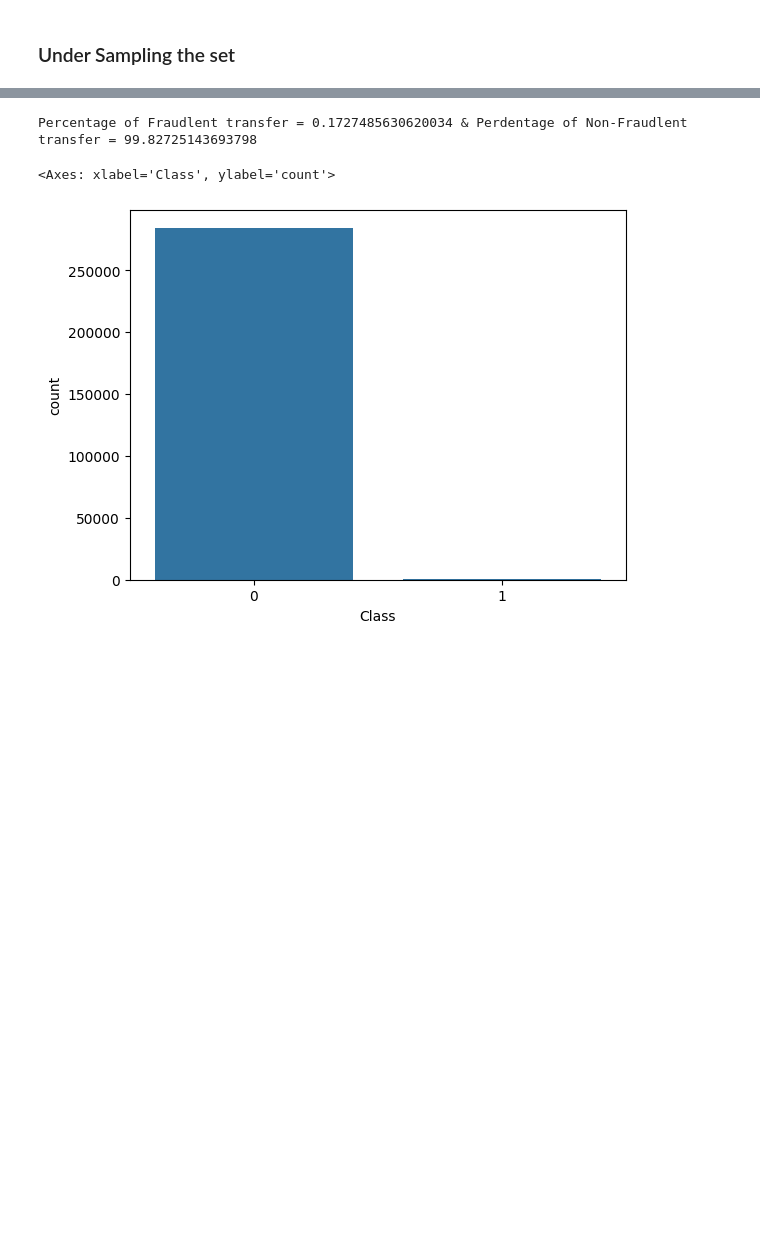
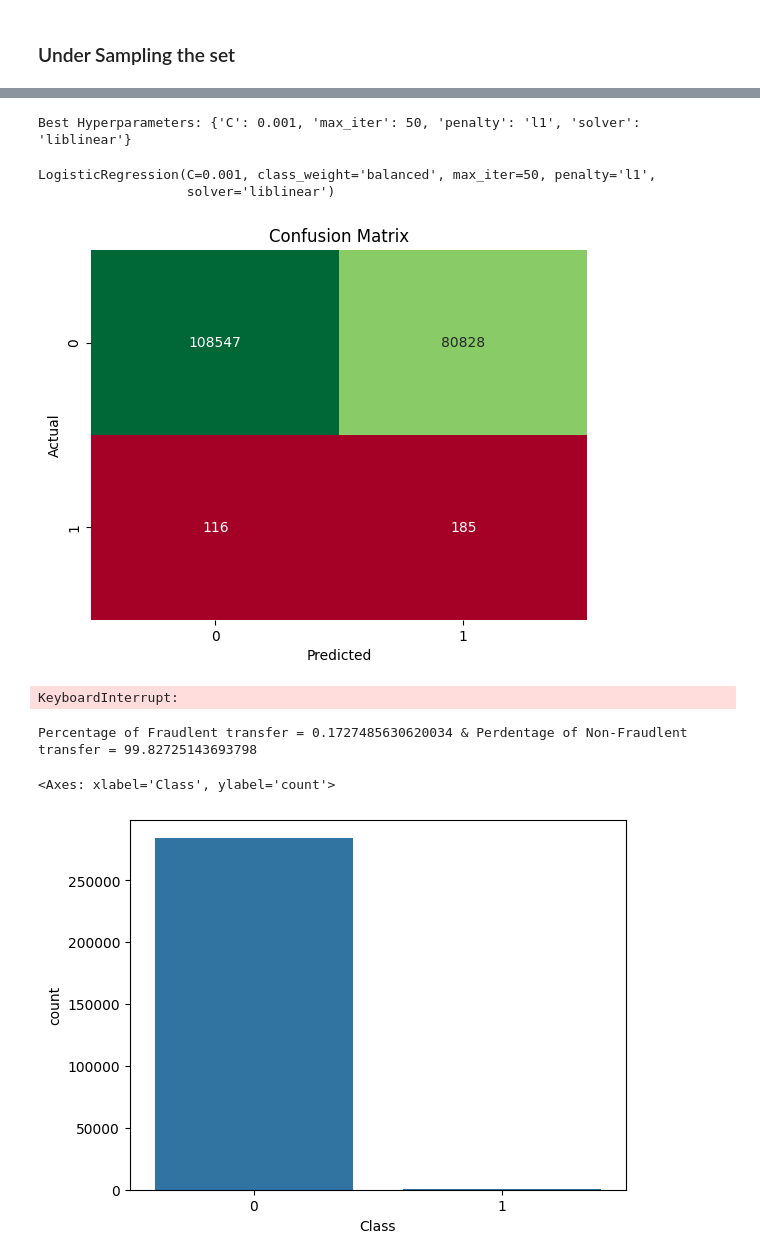
Before and after one commit to JOCRZ/TechnoHacks_Internship, a Jupyter notebook: Project1/Project1.ipynb, the cells around one changed output, grey strips where cells are left out. Saved outputs shown, nothing was run; the diff lists cells and outputs as text; code cells hidden in the pictures; blank space fills up the shorter version.

```diff
--- a/Project1/Project1.ipynb
+++ b/Project1/Project1.ipynb
@@ -209,6 +209,11 @@ plt.title("Illegal Transaction by Amount")
 plt.show()
 # %% [output]
 [figure]
+# %%
+columns_to_encode = ['Time_of_Day']
+encoded_columns = pd.get_dummies(df, columns=columns_to_encode)
+encoded = pd.concat([df, encoded_columns], axis=1)
+df = df.drop(columns=['Time_of_Day'], axis=1)
 # %%
 from sklearn.model_selection import train_test_split
 # %%
@@ -251,3 +299,64 @@ Name: count, dtype: int64
+# %%
+from sklearn.model_selection import GridSearchCV
+
+lr = LogisticRegression()
+
+param_grid = {
+    'penalty': ['l1', 'l2'],
+    'C': [0.001, 0.01, 0.1, 1, 10, 100],
+    'solver': ['liblinear', 'saga'],
+    'max_iter': [50, 100, 200, 500, 1000]
+}
+
+grid_search = GridSearchCV(lr, param_grid, cv=5, scoring='accuracy', n_jobs=-1)
+grid_search.fit(X_train,y_train)
+best_params = grid_search.best_params_
+print("Best Hyperparameters:", best_params)
+# %% [output]
+Best Hyperparameters: {'C': 0.001, 'max_iter': 50, 'penalty': 'l1', 'solver': 'liblinear'}
+# %%
+LR = LogisticRegression(C=0.001,penalty='l1',solver='liblinear',max_iter=50,class_weight='balanced')
+LR.fit(X_train,y_train)
+# %% [output]
+LogisticRegression(C=0.001, class_weight='balanced', max_iter=50, penalty='l1',
+                   solver='liblinear')
+# %%
+from sklearn.metrics import confusion_matrix
+
+y_pred = LR.predict(X_train)
+cm = confusion_matrix(y_train, y_pred)
+
+labels = np.unique(y_test)
+sns.heatmap(cm,annot=True,fmt='d',cmap='RdYlGn',cbar=False, xticklabels=labels, yticklabels=labels)
+plt.title("Confusion Matrix")
+plt.xlabel("Predicted")
+plt.ylabel("Actual")
+plt.show()
+# %% [output]
+[figure, added]
+# %%
+from sklearn.ensemble import RandomForestClassifier
+from sklearn.model_selection import GridSearchCV
+
+rfc = RandomForestClassifier()
+
+param_grid = {
+    'n_estimators': [50, 100, 150],
+    'criterion': ['gini', 'entropy'],
+    'max_depth': [None, 10, 20, 30],
+    'min_samples_split': [2, 5, 10],
+    'min_samples_leaf': [1, 2, 4],
+    'max_features': ['sqrt', 'log2'],
+    'bootstrap': [True, False],
+    'class_weight': [None, 'balanced']
+}
+
+grid_search = GridSearchCV(rfc, param_grid, cv=5, scoring='accuracy', n_jobs=-1)
+grid_search.fit(X_train,y_train)
+best_params = grid_search.best_params_
+print("Best Hyperparameters:", best_params)
+# %% [output]
+KeyboardInterrupt:
 # %%
 total_data = df.Class.value_counts()[0] + df.Class.value_counts()[1]
 NFT = (df.Class.value_counts()[0]/total_data) * 100
```
Also changed, not shown: parts of 6 cells of this notebook, 2 other files.
